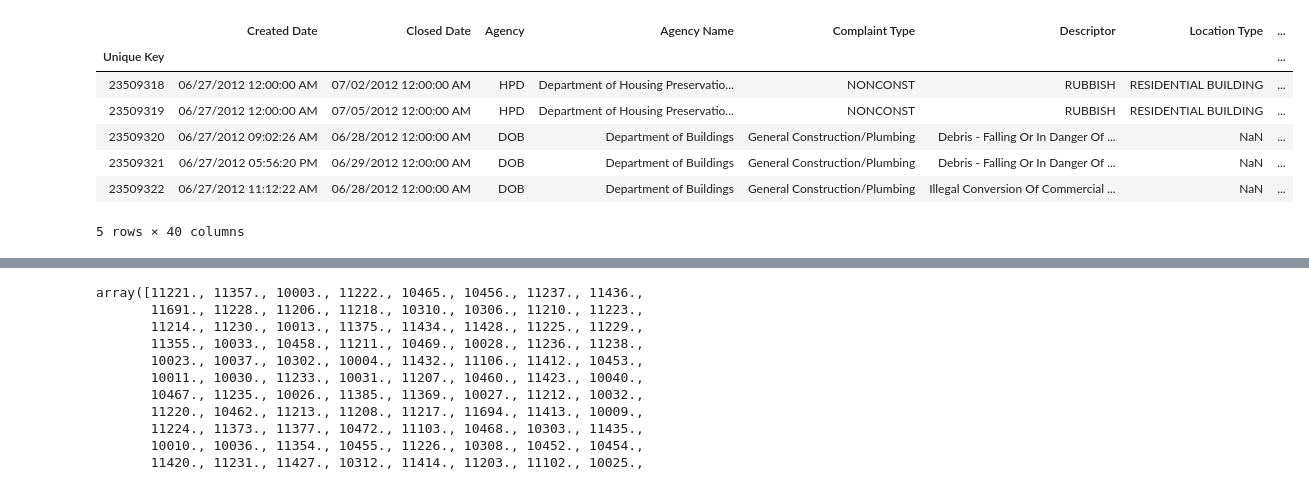
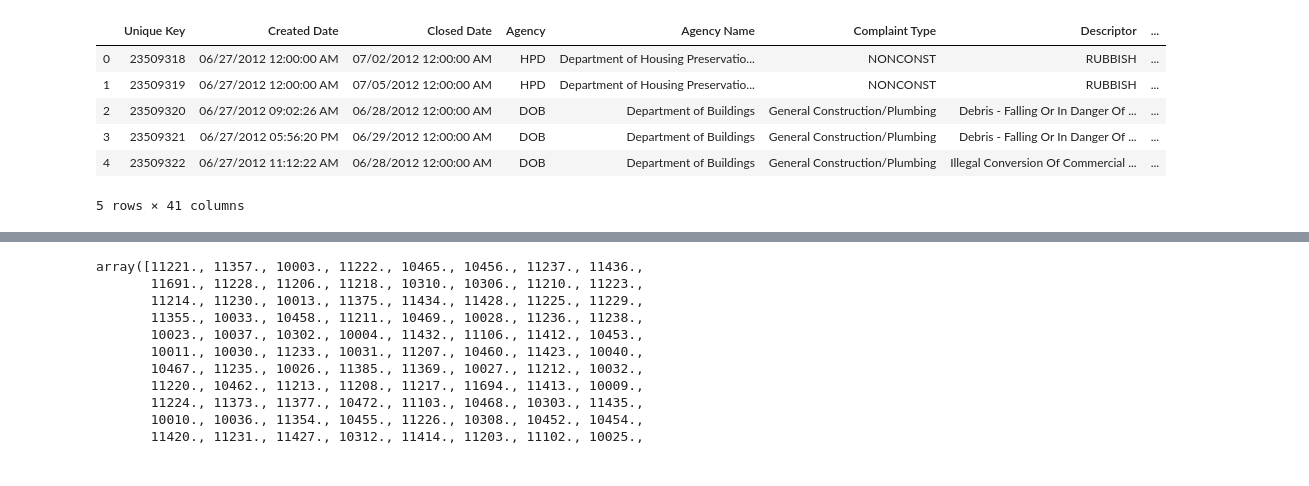
Before and after one commit to CSC599-70-GIN/RentPrediction, a Jupyter notebook: 311data.ipynb, the cells around one changed output, grey strips where cells are left out. Saved outputs shown, nothing was run; the diff lists cells and outputs as text; code cells hidden in the pictures.

```diff
--- a/311data.ipynb
+++ b/311data.ipynb
@@ -1,31 +1,30 @@
 # %%
 import numpy as np
 import pandas as pd
 import matplotlib.pyplot as plt
 from matplotlib.legend_handler import HandlerLine2D
 from sklearn.linear_model import LinearRegression
 from sklearn.tree import DecisionTreeRegressor
 from sklearn.metrics import mean_squared_error
 from sklearn.ensemble import RandomForestRegressor
 from sklearn.ensemble import GradientBoostingRegressor
 from sklearn.model_selection import cross_val_score
 from sklearn.model_selection import GridSearchCV
 from sklearn.model_selection import RandomizedSearchCV
 
 %matplotlib inline
 
 
 #You should download this from the site and change to your directory. Files too big for git to hold.
 #https://nycopendata.socrata.com/Social-Services/311-Service-Requests-from-2010-to-Present/erm2-nwe9
-df= pd.read_csv('C:/Users/Garland/Desktop/311_Service_Requests_from_2010_to_Present.csv', index_col=0)
+df= pd.read_csv('C:/Users/Garland/Desktop/311_Service_Requests_from_2010_to_Present.csv')
 
 df.head(5)
 # %% [output]
-|  | Created Date | Closed Date | Agency | Agency Name | Complaint Type | Descriptor | Location Type | ... |
-| Unique Key |  |  |  |  |  |  |  | ... |
-| 23509318 | 06/27/2012 12:00:00 AM | 07/02/2012 12:00:00 AM | HPD | Department of Housing Preservatio... | NONCONST | RUBBISH | RESIDENTIAL BUILDING | ... |
-| 23509319 | 06/27/2012 12:00:00 AM | 07/05/2012 12:00:00 AM | HPD | Department of Housing Preservatio... | NONCONST | RUBBISH | RESIDENTIAL BUILDING | ... |
-| 23509320 | 06/27/2012 09:02:26 AM | 06/28/2012 12:00:00 AM | DOB | Department of Buildings | General Construction/Plumbing | Debris - Falling Or In Danger Of ... | NaN | ... |
-| 23509321 | 06/27/2012 05:56:20 PM | 06/29/2012 12:00:00 AM | DOB | Department of Buildings | General Construction/Plumbing | Debris - Falling Or In Danger Of ... | NaN | ... |
-| 23509322 | 06/27/2012 11:12:22 AM | 06/28/2012 12:00:00 AM | DOB | Department of Buildings | General Construction/Plumbing | Illegal Conversion Of Commercial ... | NaN | ... |
+|  | Unique Key | Created Date | Closed Date | Agency | Agency Name | Complaint Type | Descriptor | ... |
+| 0 | 23509318 | 06/27/2012 12:00:00 AM | 07/02/2012 12:00:00 AM | HPD | Department of Housing Preservatio... | NONCONST | RUBBISH | ... |
+| 1 | 23509319 | 06/27/2012 12:00:00 AM | 07/05/2012 12:00:00 AM | HPD | Department of Housing Preservatio... | NONCONST | RUBBISH | ... |
+| 2 | 23509320 | 06/27/2012 09:02:26 AM | 06/28/2012 12:00:00 AM | DOB | Department of Buildings | General Construction/Plumbing | Debris - Falling Or In Danger Of ... | ... |
+| 3 | 23509321 | 06/27/2012 05:56:20 PM | 06/29/2012 12:00:00 AM | DOB | Department of Buildings | General Construction/Plumbing | Debris - Falling Or In Danger Of ... | ... |
+| 4 | 23509322 | 06/27/2012 11:12:22 AM | 06/28/2012 12:00:00 AM | DOB | Department of Buildings | General Construction/Plumbing | Illegal Conversion Of Commercial ... | ... |
-5 rows × 40 columns
+5 rows × 41 columns
```
Also changed, not shown: parts of 39 cells of this notebook.
